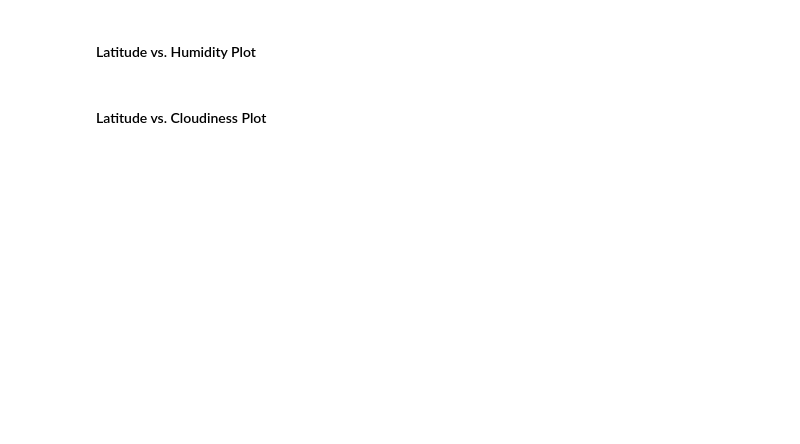
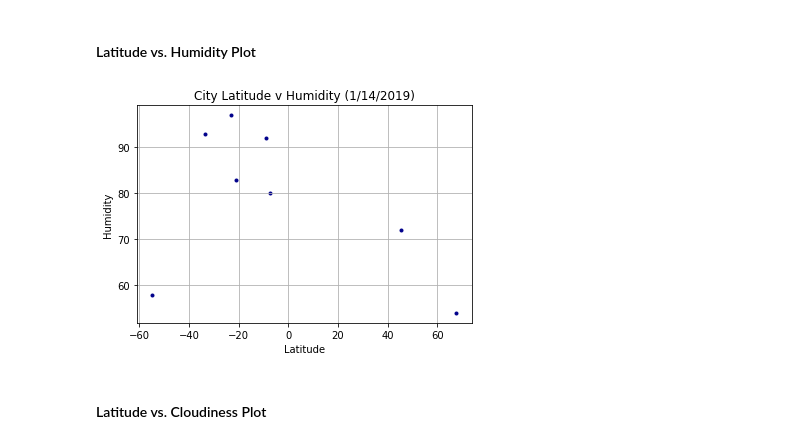
Before and after one commit to rvp0005/Python_API_Homework, a Jupyter notebook: Instructions/starter_code/WeatherPy.ipynb, the cells around one changed output. Saved outputs shown, nothing was run; the diff lists cells and outputs as text; code cells hidden in the pictures; blank space fills up the shorter version.

```diff
--- a/Instructions/starter_code/WeatherPy.ipynb
+++ b/Instructions/starter_code/WeatherPy.ipynb
@@ -160,4 +174,13 @@ refined_cities
 # %% [markdown]
 #### Latitude vs. Humidity Plot
+# %%
+Humid = cities_data["Humidity"]
+plt.scatter(Lat, Humid, marker=".", c= 'darkblue')
+plt.xlabel("Latitude")
+plt.ylabel("Humidity")
+plt.title("City Latitude v Humidity (1/14/2019)")
+plt.grid()
+# %% [output]
+[figure, added]
 # %% [markdown]
 #### Latitude vs. Cloudiness Plot
```
Also changed, not shown: parts of 13 cells of this notebook.
